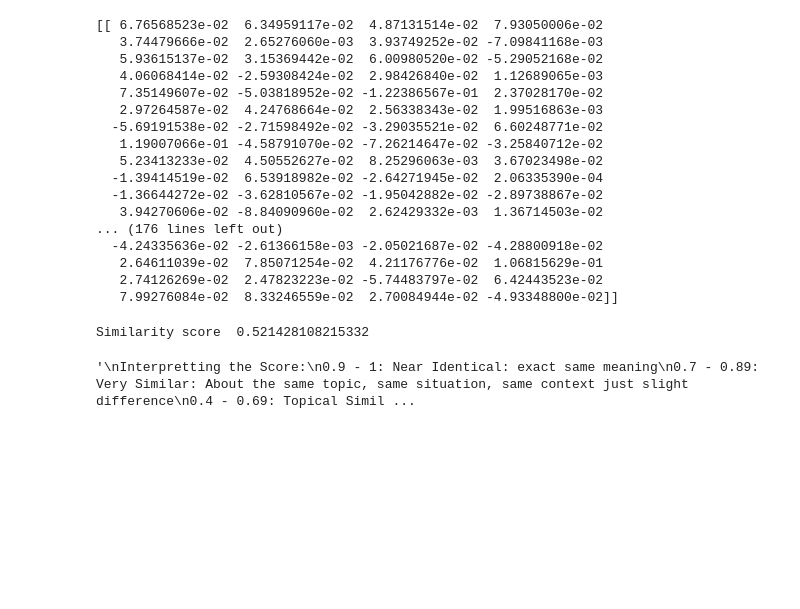
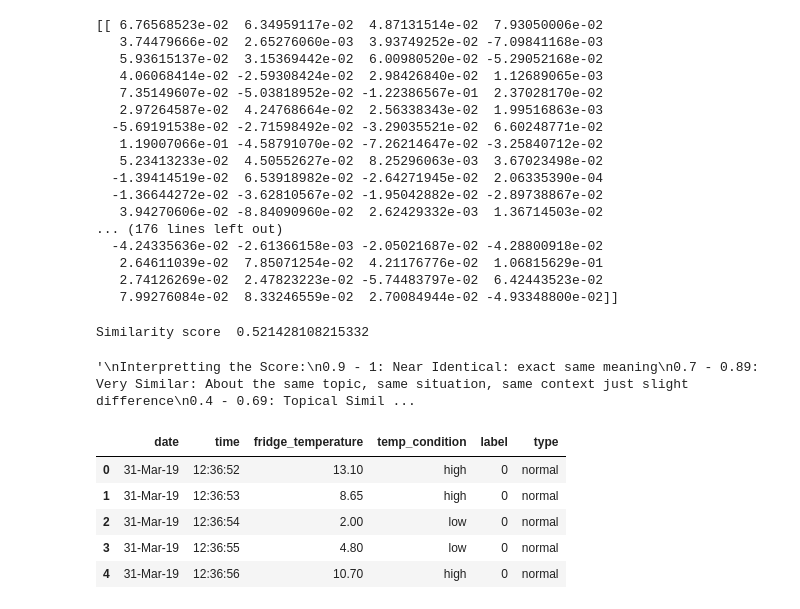
Before and after one commit to wiwiwashere/TON_loT_network, a Jupyter notebook: Idea1.ipynb, the cells around one changed output. Saved outputs shown, nothing was run; the diff lists cells and outputs as text; code cells hidden in the pictures; blank space fills up the shorter version.

```diff
--- a/Idea1.ipynb
+++ b/Idea1.ipynb
@@ -65,3 +65,21 @@ Interpretting the Score:
 # %% [output]
 Similarity score  0.521428108215332
 '\nInterpretting the Score:\n0.9 - 1: Near Identical: exact same meaning\n0.7 - 0.89: Very Similar: About the same topic, same situation, same context just slight difference\n0.4 - 0.69: Topical Simil ...
+# %%
+import pandas as pd
+
+fridge = pd.read_csv('IoT_Fridge.csv')
+garage_door = pd.read_csv('IoT_Garage_Door.csv')
+gps = pd.read_csv('IoT_GPS_Tracker.csv')
+modbus = pd.read_csv('IoT_Modbus.csv')
+motion_light = pd.read_csv('IoT_Motion_Light.csv')
+thermostat = pd.read_csv('IoT_Thermostat.csv')
+weather = pd.read_csv('IoT_Weather.csv')
+fridge.head()
+# %% [output]
+|  | date | time | fridge_temperature | temp_condition | label | type |
+| 0 | 31-Mar-19 | 12:36:52 | 13.10 | high | 0 | normal |
+| 1 | 31-Mar-19 | 12:36:53 | 8.65 | high | 0 | normal |
+| 2 | 31-Mar-19 | 12:36:54 | 2.00 | low | 0 | normal |
+| 3 | 31-Mar-19 | 12:36:55 | 4.80 | low | 0 | normal |
+| 4 | 31-Mar-19 | 12:36:56 | 10.70 | high | 0 | normal |
```
Also changed, not shown: parts of 6 cells of this notebook, 2 other files.
